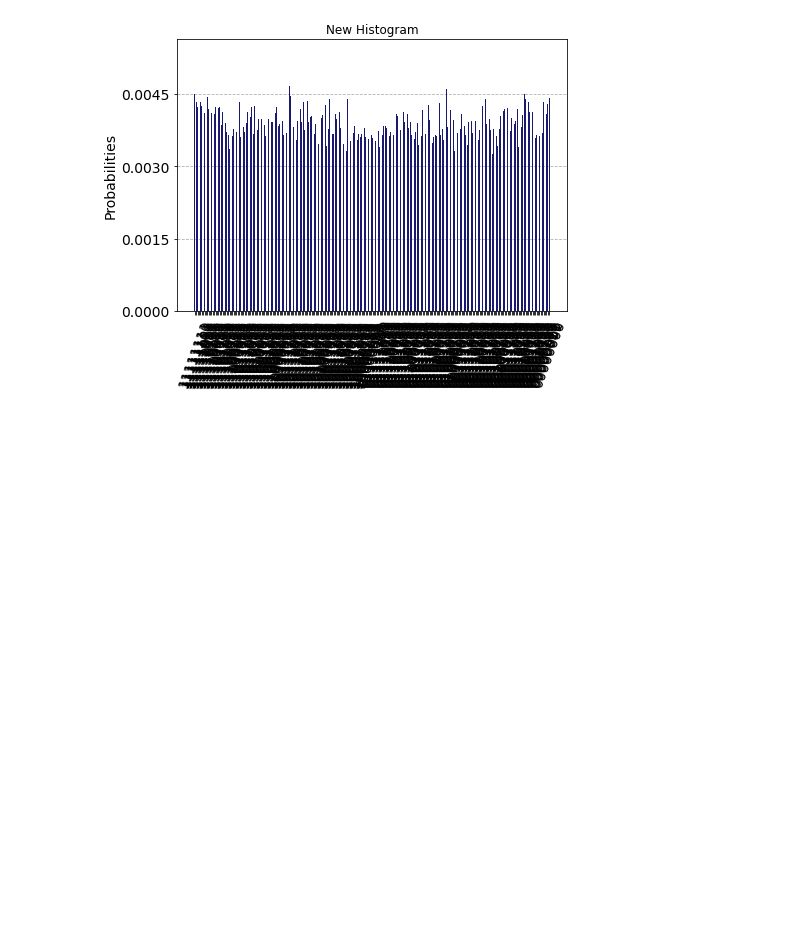
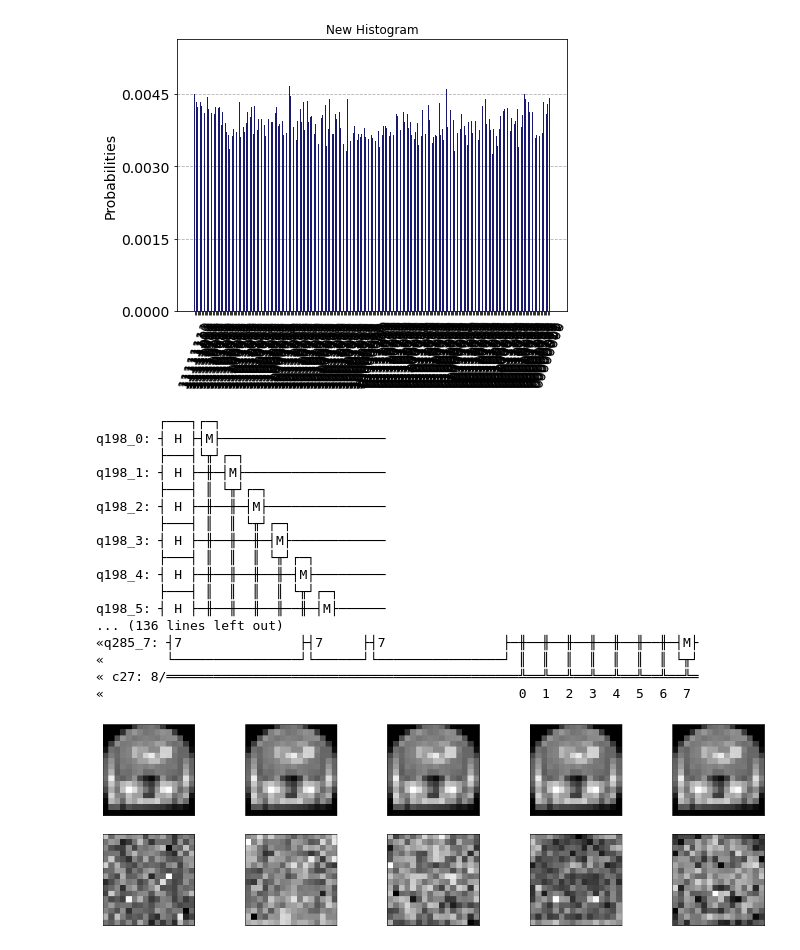
Before and after one commit to qBraid/NYUAD-2022, a Jupyter notebook: Image Processing.ipynb, the cells around one changed output. Saved outputs shown, nothing was run; the diff lists cells and outputs as text; code cells hidden in the pictures; blank space fills up the shorter version.

Commit message:
fixed  grover

```diff
--- a/Image Processing.ipynb
+++ b/Image Processing.ipynb
@@ -272,3 +271,35 @@ q172_5: ┤ H ├┤5     ├┤5               ├┤5     ├┤5
 « c22: 8/═╩══╩══╩══╩══╩══╩══╩══╩═
 «         0  1  2  3  4  5  6  7
 [figure]
+# %%
+n_samples_show = 5
+fig, axes = plt.subplots(nrows=2, ncols=n_samples_show, figsize=(20, 6))
+
+for i in range(10):
+
+    axes[0,i].imshow(image, cmap='gray')
+    axes[0,i].set_xticks([])
+    axes[0,i].set_yticks([])
+
+    axes[1,i].imshow(imigize1(grover(i,image)), cmap='gray')
+    axes[1,i].set_xticks([])
+    axes[1,i].set_yticks([])
+# %% [output]
+        ┌───┐┌─┐
+q198_0: ┤ H ├┤M├─────────────────────
+        ├───┤└╥┘┌─┐
+q198_1: ┤ H ├─╫─┤M├──────────────────
+        ├───┤ ║ └╥┘┌─┐
+q198_2: ┤ H ├─╫──╫─┤M├───────────────
+        ├───┤ ║  ║ └╥┘┌─┐
+q198_3: ┤ H ├─╫──╫──╫─┤M├────────────
+        ├───┤ ║  ║  ║ └╥┘┌─┐
+q198_4: ┤ H ├─╫──╫──╫──╫─┤M├─────────
+        ├───┤ ║  ║  ║  ║ └╥┘┌─┐
+q198_5: ┤ H ├─╫──╫──╫──╫──╫─┤M├──────
+... (136 lines left out)
+«q285_7: ┤7               ├┤7     ├┤7               ├─╫──╫──╫──╫──╫──╫──╫─┤M├
+«        └────────────────┘└──────┘└────────────────┘ ║  ║  ║  ║  ║  ║  ║ └╥┘
+« c27: 8/═════════════════════════════════════════════╩══╩══╩══╩══╩══╩══╩══╩═
+«                                                     0  1  2  3  4  5  6  7
+[figure, added]
```
Also changed, not shown: parts of 2 cells of this notebook.
